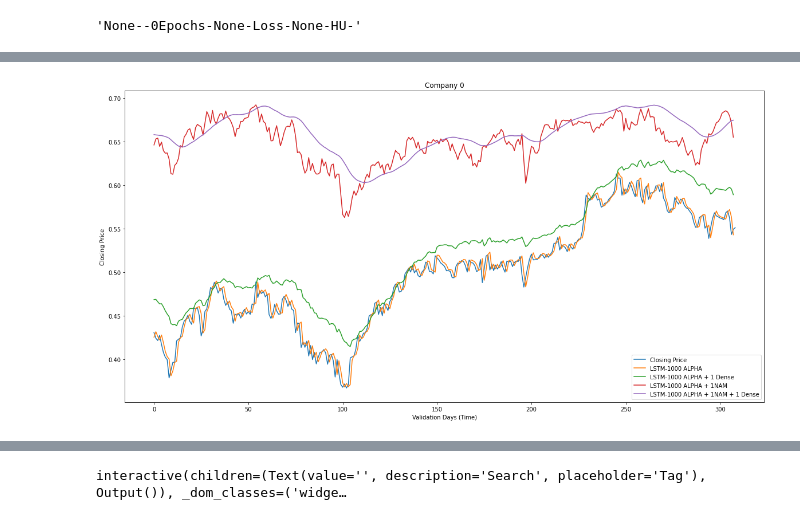
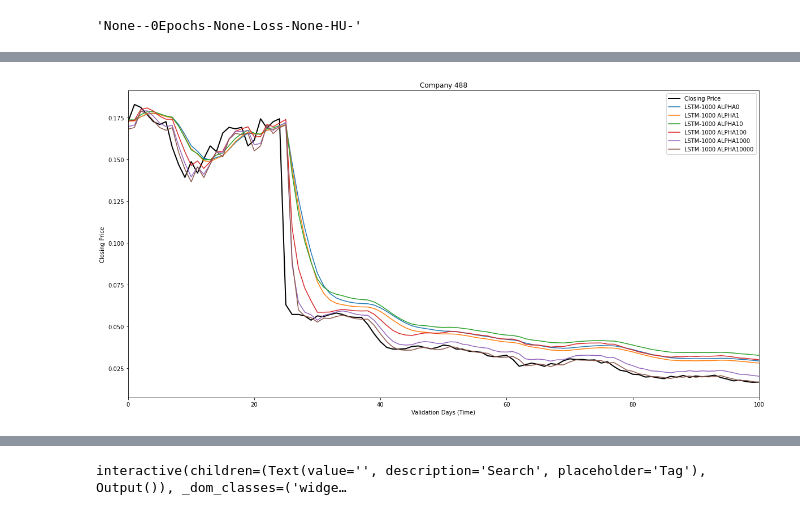
Before and after one commit to maxoflife-student/TAMU-ECEN-404-IFPTSND, a Jupyter notebook: Verifying_LSTM_Masking.ipynb, the cells around one changed output, grey strips where cells are left out. Saved outputs shown, nothing was run; the diff lists cells and outputs as text; code cells hidden in the pictures.

```diff
--- a/Verifying_LSTM_Masking.ipynb
+++ b/Verifying_LSTM_Masking.ipynb
@@ -367,7 +363,7 @@ model_checkpoint_callback = tf.keras.callbacks.ModelCheckpoint(
             save_best_only=True)
 
 def scheduler(epoch, lr):
-    return 0.00001
+    return 0.0002
 
 inputs_train = [x_train]
 train_labels = y_train
@@ -376,12 +372,12 @@ inputs_val = [x_val]
 val_labels = y_val
 
 # If we're using the GCN
-inputs_train.append(DMJ.Normalized_Adjacency_Matrix)
-inputs_val.append(DMJ.Normalized_Adjacency_Matrix)
+# inputs_train.append(DMJ.Normalized_Adjacency_Matrix)
+# inputs_val.append(DMJ.Normalized_Adjacency_Matrix)
 
 # int(inputs_train.shape[0])
 
-history = model.fit(inputs_train, train_labels, batch_size=int(inputs_train[0].shape[0]),
+history = model.fit(inputs_train, train_labels, batch_size=int(inputs_train[0].shape[0]/10),
                               epochs=10, validation_data=(inputs_val, val_labels),
                    callbacks=[model_checkpoint_callback,
                              tf.keras.callbacks.LearningRateScheduler(scheduler,
@@ -426,7 +422,7 @@ model_save = model
 DMJ.Normalized_Adjacency_Matrix.shape
 # %%
 DMJ.model = model
-DMJ.model_name = "3-12-21-1_LSTM_[25,25,20]_10Epoch_880BatchSize_TFMSE_Additional_64_Dense_Layer"
+DMJ.model_name = "3-26-21-1_[25,25,20]CorrAlpha50000_50Epoch_88BatchSize_return_seq"
 DMJ.save_model()
 # %% [output]
 'None--0Epochs-None-Loss-None-HU-'
@@ -508,40 +504,43 @@ for root, dirs, files in os.walk(r'C:\Users\Maxwell\PycharmProjects\TAMU-ECEN-40
 # GP.generate_prediction_results(p_file_name, p_file_dir, future, new_dir, close_gap=close_gap, use_argmin=use_argmin, yesterday_pred=yesterday_pred)
 # # GP.generate_model_diagnostics_given_sets(p_file_dir + f'/{p_file_name}', future, datablock_folder=new_dir, try_all_pred=False)
 # %%
-# n = 597
-# n = 488
-# n = 161
-# n = 561
-# n = 440
-# n = 200
-# # Argmin
-# n = 780
+def plot_company(n):
+    # n = 597
+#     n = 488
+    # n = 161
+    # n = 561
+    # n = 440
+    # n = 200
+    # # Argmin
+    # n = 780
 
-# n = 876
-# n = 110
-r = 1
-# n = 100
-n=0
+    # n = 876
+    # n = 110
+    r = 1
+    # n = 100
+    # n=0
 
-fig, ax = plt.subplots(figsize=(20, 10))
-# ax.set_ylim([0,1])
+    r=1
+    fig, ax = plt.subplots(figsize=(20, 10))
+#     ax.set_ylim([0,1])
+    ax.set_xlim([0,100])
 
-time = tf.concat([x_train, x_val, x_test], axis=1)
+    time = tf.concat([x_train, x_val, x_test], axis=1)
 
-# ax = fig.add_subplot()
-for i in range(r):
-#     print(f'{i+n*r} ', end='')
-#     ax.plot(time[i+n*r, :, 0])
-    ax.plot(x_val[i+n*r, :, 0], label='Closing Price')
-#     ax.plot(rr_val[i+n*r, :], label='Return Ratio')
+    # ax = fig.add_subplot()
+    for i in range(r):
+    #     print(f'{i+n*r} ', end='')
+    #     ax.plot(time[i+n*r, :, 0])
+        ax.plot(x_val[i+n*r, :, 0], label='Closing Price', linewidth=2, color='black')
+    #     ax.plot(rr_val[i+n*r, :], label='Return Ratio')
 
-    ax.plot(A[:, i+n*r], label='LSTM-1000 ALPHA')
-    ax.plot(B[:, i+n*r], label='LSTM-1000 ALPHA + 1 Dense')
-    ax.plot(C[:, i+n*r], label='LSTM-1000 ALPHA + 1NAM')
-    ax.plot(D[:, i+n*r], label='LSTM-1000 ALPHA + 1NAM + 1 Dense')
-#     ax.plot(D[:, i+n*r], label='15')
-#     ax.plot(E[:, i+n*r], label='20')
-#     ax.plot(F[:, i+n*r], label='25')
+    ax.plot(A[:, i+n*r], label='LSTM-1000 ALPHA0')
+    ax.plot(B[:, i+n*r], label='LSTM-1000 ALPHA1')
+    ax.plot(C[:, i+n*r], label='LSTM-1000 ALPHA10')
+    ax.plot(D[:, i+n*r], label='LSTM-1000 ALPHA100')
+    ax.plot(E[:, i+n*r], label='LSTM-1000 ALPHA1000')
+    ax.plot(F[:, i+n*r], label='LSTM-1000 ALPHA10000')
+#     ax.plot(G[:, i+n*r], label='LSTM-1000 ALPHA50000')
 #     ax.plot(G[:, i+n*r], label='30')
 #     ax.plot(H[:, i+n*r], label='60')
 #     ax.plot(I[:, i+n*r], label='125')
@@ -551,11 +550,14 @@ for i in range(r):
     ax.set_xlabel('Validation Days (Time)')
     ax.set_ylabel('Closing Price')
     ax.set_title(f'Company {i+n*r}')
-# Orange
-# Green
-# Red
-# Purple
-# Brown
 
-print(DMJ.entities[n])
+    print(DMJ.entities[n])
+
+
+
+plot_company(488)
+plot_company(221)
+plot_company(100)
+plot_company(732)
+plot_company(780)
 # %% [output]
@@ -563 +569 @@ AABA
-[figure, old version]
+[figure, new version]
```
Also changed, not shown: parts of 8 cells of this notebook, 7 other files.
